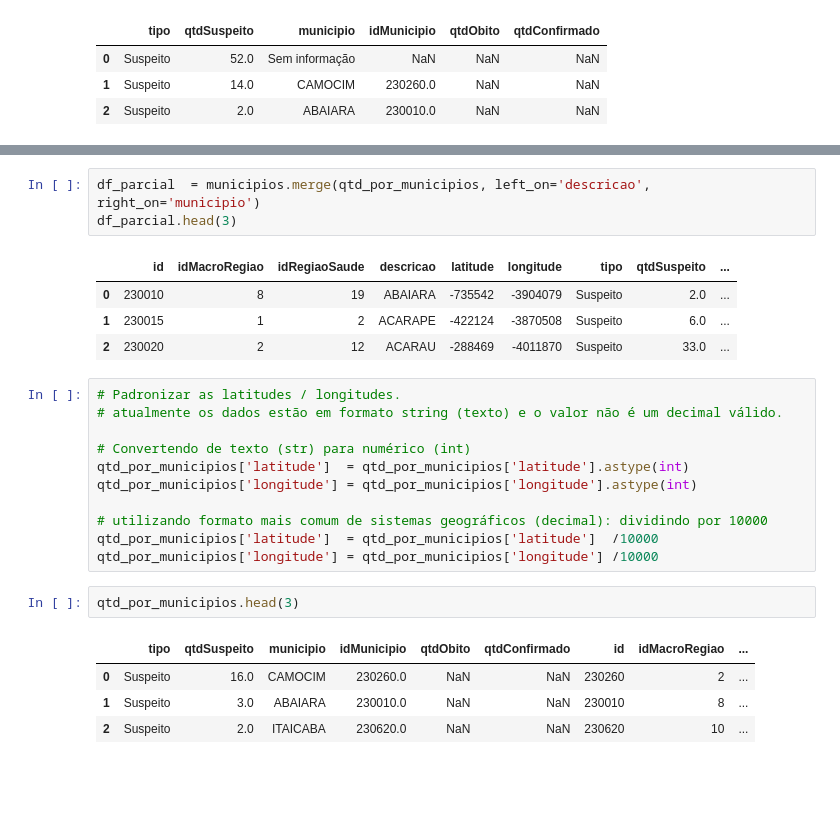
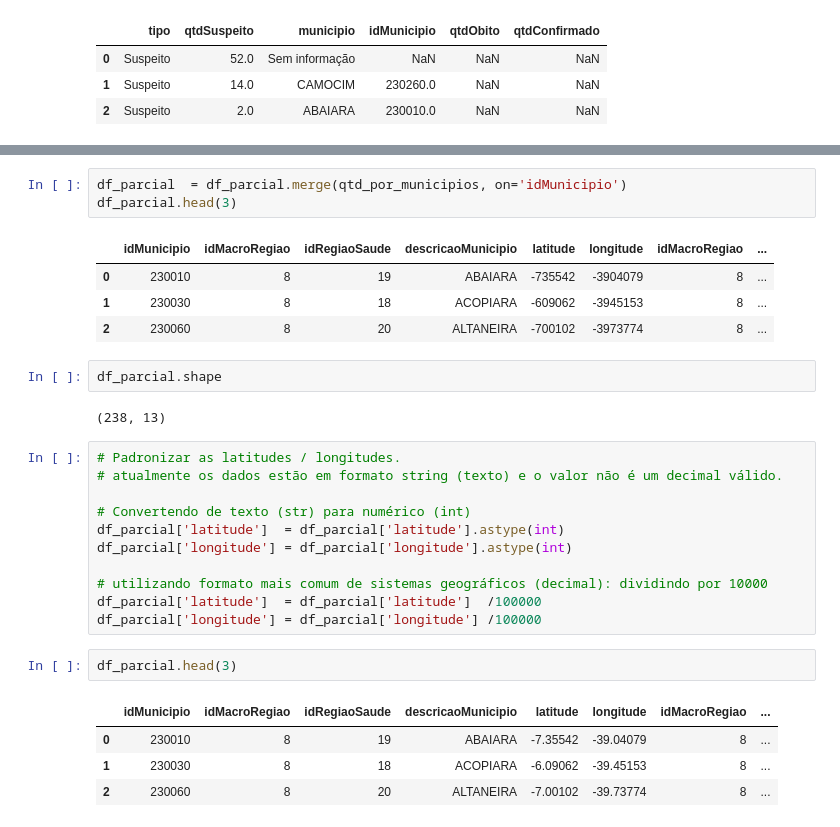
Before and after one commit to andreloc/painel-covid-19-ce, a Jupyter notebook: notebooks/extract_covid_data_integrasus_ce.ipynb, the cells around one changed output, grey strips where cells are left out. Cells and saved outputs as stored; diff of their text form; blank space fills up the shorter version.

```diff
--- a/notebooks/extract_covid_data_integrasus_ce.ipynb
+++ b/notebooks/extract_covid_data_integrasus_ce.ipynb
@@ -101,26 +121,30 @@ df_parcial.head(3)
 # %%
-df_parcial  = municipios.merge(qtd_por_municipios, left_on='descricao', right_on='municipio')
+df_parcial  = df_parcial.merge(qtd_por_municipios, on='idMunicipio')
 df_parcial.head(3)
 # %% [output]
-|  | id | idMacroRegiao | idRegiaoSaude | descricao | latitude | longitude | tipo | qtdSuspeito | ... |
-| 0 | 230010 | 8 | 19 | ABAIARA | -735542 | -3904079 | Suspeito | 2.0 | ... |
-| 1 | 230015 | 1 | 2 | ACARAPE | -422124 | -3870508 | Suspeito | 6.0 | ... |
-| 2 | 230020 | 2 | 12 | ACARAU | -288469 | -4011870 | Suspeito | 33.0 | ... |
+|  | idMunicipio | idMacroRegiao | idRegiaoSaude | descricaoMunicipio | latitude | longitude | idMacroRegiao | ... |
+| 0 | 230010 | 8 | 19 | ABAIARA | -735542 | -3904079 | 8 | ... |
+| 1 | 230030 | 8 | 18 | ACOPIARA | -609062 | -3945153 | 8 | ... |
+| 2 | 230060 | 8 | 20 | ALTANEIRA | -700102 | -3973774 | 8 | ... |
+# %%
+df_parcial.shape
+# %% [output]
+(238, 13)
 # %%
 # Padronizar as latitudes / longitudes.
 # atualmente os dados estão em formato string (texto) e o valor não é um decimal válido.
 
 # Convertendo de texto (str) para numérico (int)
-qtd_por_municipios['latitude']  = qtd_por_municipios['latitude'].astype(int)
-qtd_por_municipios['longitude'] = qtd_por_municipios['longitude'].astype(int)
+df_parcial['latitude']  = df_parcial['latitude'].astype(int)
+df_parcial['longitude'] = df_parcial['longitude'].astype(int)
 
 # utilizando formato mais comum de sistemas geográficos (decimal): dividindo por 10000
-qtd_por_municipios['latitude']  = qtd_por_municipios['latitude']  /10000
-qtd_por_municipios['longitude'] = qtd_por_municipios['longitude'] /10000
+df_parcial['latitude']  = df_parcial['latitude']  /100000
+df_parcial['longitude'] = df_parcial['longitude'] /100000
 # %%
-qtd_por_municipios.head(3)
+df_parcial.head(3)
 # %% [output]
-|  | tipo | qtdSuspeito | municipio | idMunicipio | qtdObito | qtdConfirmado | id | idMacroRegiao | ... |
-| 0 | Suspeito | 16.0 | CAMOCIM | 230260.0 | NaN | NaN | 230260 | 2 | ... |
-| 1 | Suspeito | 3.0 | ABAIARA | 230010.0 | NaN | NaN | 230010 | 8 | ... |
-| 2 | Suspeito | 2.0 | ITAICABA | 230620.0 | NaN | NaN | 230620 | 10 | ... |
+|  | idMunicipio | idMacroRegiao | idRegiaoSaude | descricaoMunicipio | latitude | longitude | idMacroRegiao | ... |
+| 0 | 230010 | 8 | 19 | ABAIARA | -7.35542 | -39.04079 | 8 | ... |
+| 1 | 230030 | 8 | 18 | ACOPIARA | -6.09062 | -39.45153 | 8 | ... |
+| 2 | 230060 | 8 | 20 | ALTANEIRA | -7.00102 | -39.73774 | 8 | ... |
```
Also changed, not shown: parts of 11 cells of this notebook, 1 other file.
